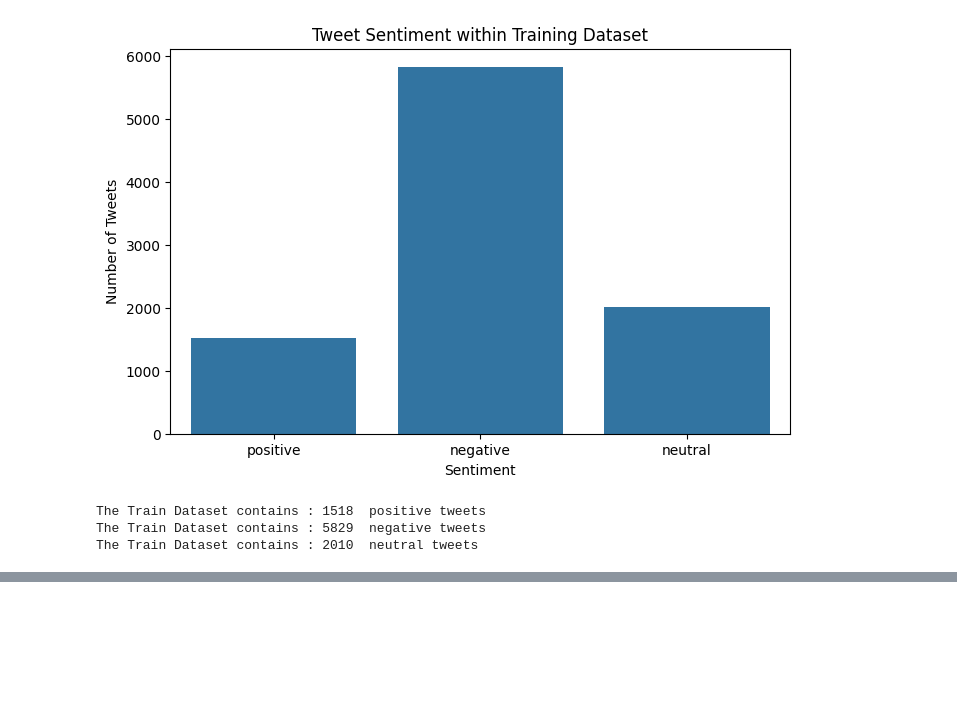
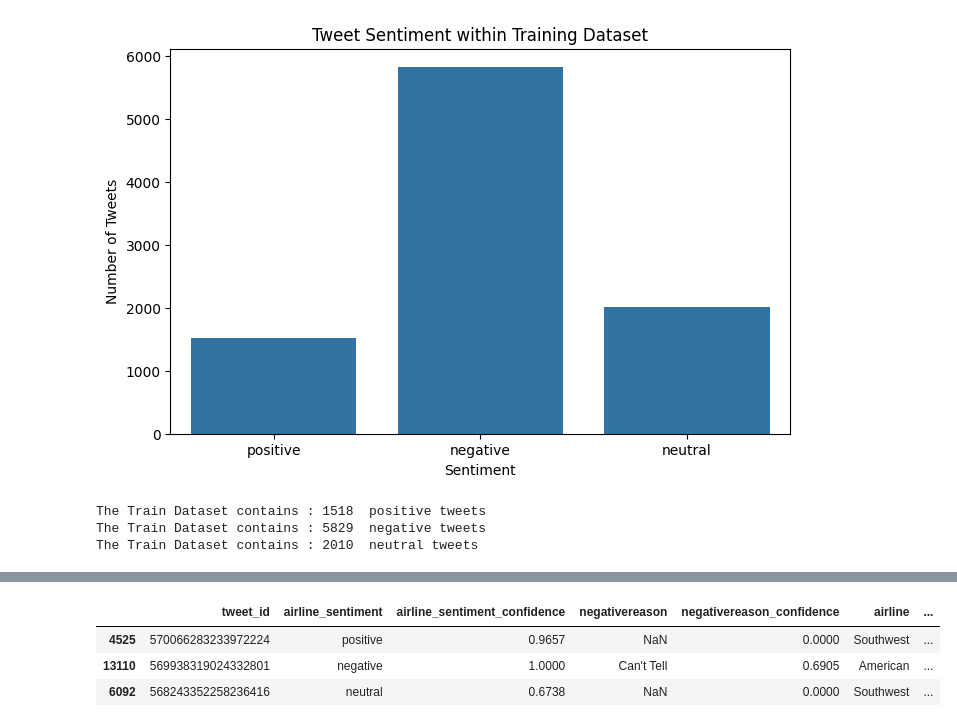
Before and after one commit to elyte5star/NLP, a Jupyter notebook: DAT305.ipynb, the cells around one changed output, grey strips where cells are left out. Saved outputs shown, nothing was run; the diff lists cells and outputs as text; code cells hidden in the pictures; blank space fills up the shorter version.

```diff
--- a/DAT305.ipynb
+++ b/DAT305.ipynb
@@ -193,0 +218,29 @@ The Train Dataset contains : 2010  neutral tweets
+# %%
+#For removing emoticons and creating flags for both sad and happy emoticons
+def happy_emoticons_removal(tweet:str) ->tuple[str,int]:
+    happy = re.compile(r"([xX;:]-?[dDpP)])")
+    initial = len(tweet)
+    text = happy.sub(r'',tweet)
+    result = ''.join([i for i in text if not i.isdigit()])
+    final = len(result)
+    number = 0
+    for i in text:
+      if i.isdigit():
+        number += 1
+    if( final != initial - number):
+      return (result,1)
+    return (result,0)
+
+def sad_emoticons_removal(tweet:str) ->tuple[str,int]:
+    happy = re.compile(r"([:]'?[/\|(])")
+    initial = len(tweet)
+    text = happy.sub(r'',tweet)
+    result = ''.join([i for i in text if not i.isdigit()])
+    final = len(result)
+    number = 0
+    for i in text:
+      if i.isdigit():
+        number += 1
+    if( final != initial - number):
+      return (result,1)
+    return (result,0)
@@ -193,0 +272,7 @@ The Train Dataset contains : 2010  neutral tweets
+# %%
+train_set.head(3)
+# %% [output]
+|  | tweet_id | airline_sentiment | airline_sentiment_confidence | negativereason | negativereason_confidence | airline | ... |
+| 4525 | 570066283233972224 | positive | 0.9657 | NaN | 0.0000 | Southwest | ... |
+| 13110 | 569938319024332801 | negative | 1.0000 | Can't Tell | 0.6905 | American | ... |
+| 6092 | 568243352258236416 | neutral | 0.6738 | NaN | 0.0000 | Southwest | ... |
```
Also changed, not shown: parts of 28 cells of this notebook.
